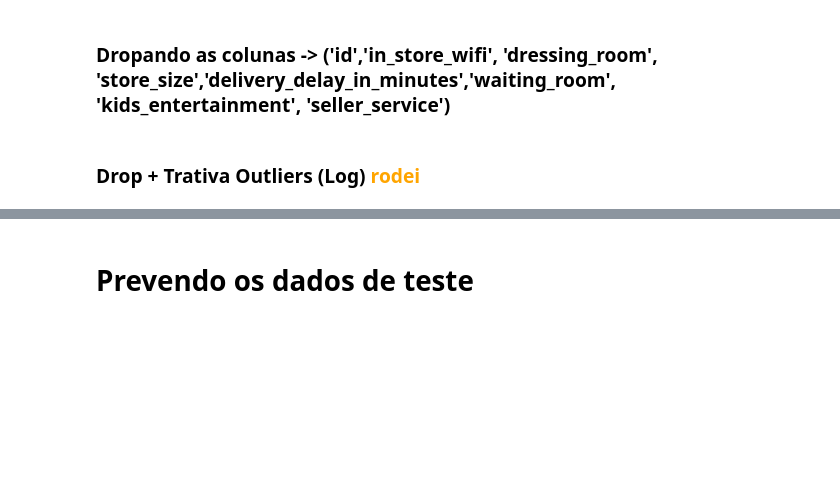
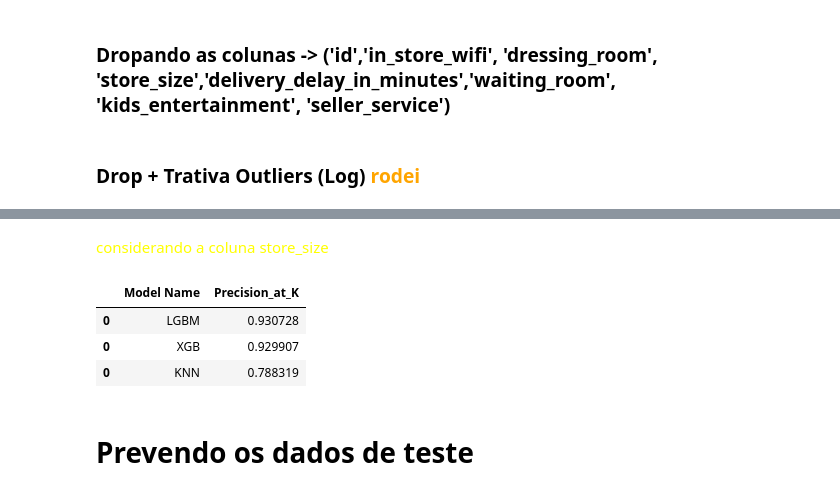
Before and after one commit to Lucas-Sobreira/Hackday_InStyle_Promoter_Score, a Jupyter notebook: Modelo.ipynb, the cells around one changed output, grey strips where cells are left out. Cells and saved outputs as stored; diff of their text form; code cells hidden in the pictures; blank space fills up the shorter version.

```diff
--- a/Modelo.ipynb
+++ b/Modelo.ipynb
@@ -346,8 +365,8 @@ xgb_model_drop_1_log_feature.fit( x_training_drop_1_log_feature, y_train_log )
 # model prediction - Check if the model perform well
 yhat_xgb_drop_1_log_feature = xgb_model_drop_1_log_feature.predict( x_validation_drop_1_log_feature )
 # %%
-xgb_model_drop_1_log_feature = precision_score(y_valid_log, yhat_xgb_drop_1_log_feature, average='micro')
-xgb_performance_drop_1_log_feature = ml_performance('XGB', xgb_model_drop_1_log_feature)
+xgb_precision_drop_1_log = precision_score(y_valid_log, yhat_xgb_drop_1_log_feature, average='micro')
+xgb_performance_drop_1_log_feature = ml_performance('XGB', xgb_precision_drop_1_log)
 # %% [markdown]
 #### 7.1.2 - KNN
 # %% [markdown]
@@ -366,0 +388,9 @@ KNN_performance = ml_performance('KNN', knn_precision)
+# %%
+# model definition
+knn_model = nh.KNeighborsClassifier( n_neighbors=8 )
+
+# model training
+knn_model.fit( x_train_log, y_train_log )
+
+# model prediction - The generalization POWER
+yhat_knn = knn_model.predict( x_valid_log )
@@ -418,8 +451,8 @@ knn_model_drop_1_log_feature.fit( x_training_drop_1_log_feature, y_train_log )
 # model prediction - The generalization POWER
 yhat_knn_drop_1_log_feature = knn_model_drop_1_log_feature.predict( x_validation_drop_1_log_feature )
 # %%
-knn_model_drop_1_log_feature = precision_score(y_valid_log, yhat_knn_drop_1_log_feature, average='micro')
-knn_performance_drop_1_log_feature = ml_performance('KNN', knn_model_drop_1_log_feature)
+knn_precision_drop_1_log = precision_score(y_valid_log, yhat_knn_drop_1_log_feature, average='micro')
+knn_performance_drop_1_log_feature = ml_performance('KNN', knn_precision_drop_1_log)
 # %% [markdown]
 #### 7.1.3 - Light gradient Boostin Machine Classifier Model
 # %% [markdown]
@@ -476,8 +523,8 @@ model_lgbm_drop_1_log_feature = lgbm_model_drop_1_log_feature.fit( x_training_dr
 # Model Prediction
 yhat_lgbm_drop_1_log_feature = model_lgbm_drop_1_log_feature.predict( x_validation_drop_1_log_feature )
 # %%
-model_lgbm_drop_1_log_feature = precision_score(y_valid_log, yhat_lgbm_drop_1_log_feature, average='micro')
-lgbm_performance_drop_1_log_feature = ml_performance('LGBM', model_lgbm_drop_1_log_feature)
+lgbm_precision_drop_1_feature = precision_score(y_valid_log, yhat_lgbm_drop_1_log_feature, average='micro')
+lgbm_performance_drop_1_log_feature = ml_performance('LGBM', lgbm_precision_drop_1_feature)
 # %% [markdown]
 # Performance dos Modelos
 # %% [markdown]
@@ -508,3 +560,13 @@ model_performance_drop_1_log_feature.sort_values('Precision_at_K', ascending= Fa
+# %% [markdown]
+<font color='yellow'>considerando a coluna store_size</font>
+# %%
+model_performance_drop_1_log_feature =pd.concat([xgb_performance_drop_1_log_feature, knn_performance_drop_1_log_feature, lgbm_performance_drop_1_log_feature])
+model_performance_drop_1_log_feature.sort_values('Precision_at_K', ascending= False)
+# %% [output]
+|  | Model Name | Precision_at_K |
+| 0 | LGBM | 0.930728 |
+| 0 | XGB | 0.929907 |
+| 0 | KNN | 0.788319 |
 # %% [markdown]
 # Prevendo os dados de teste
 # %%
```
Also changed, not shown: parts of 28 cells of this notebook, 1 other file.
